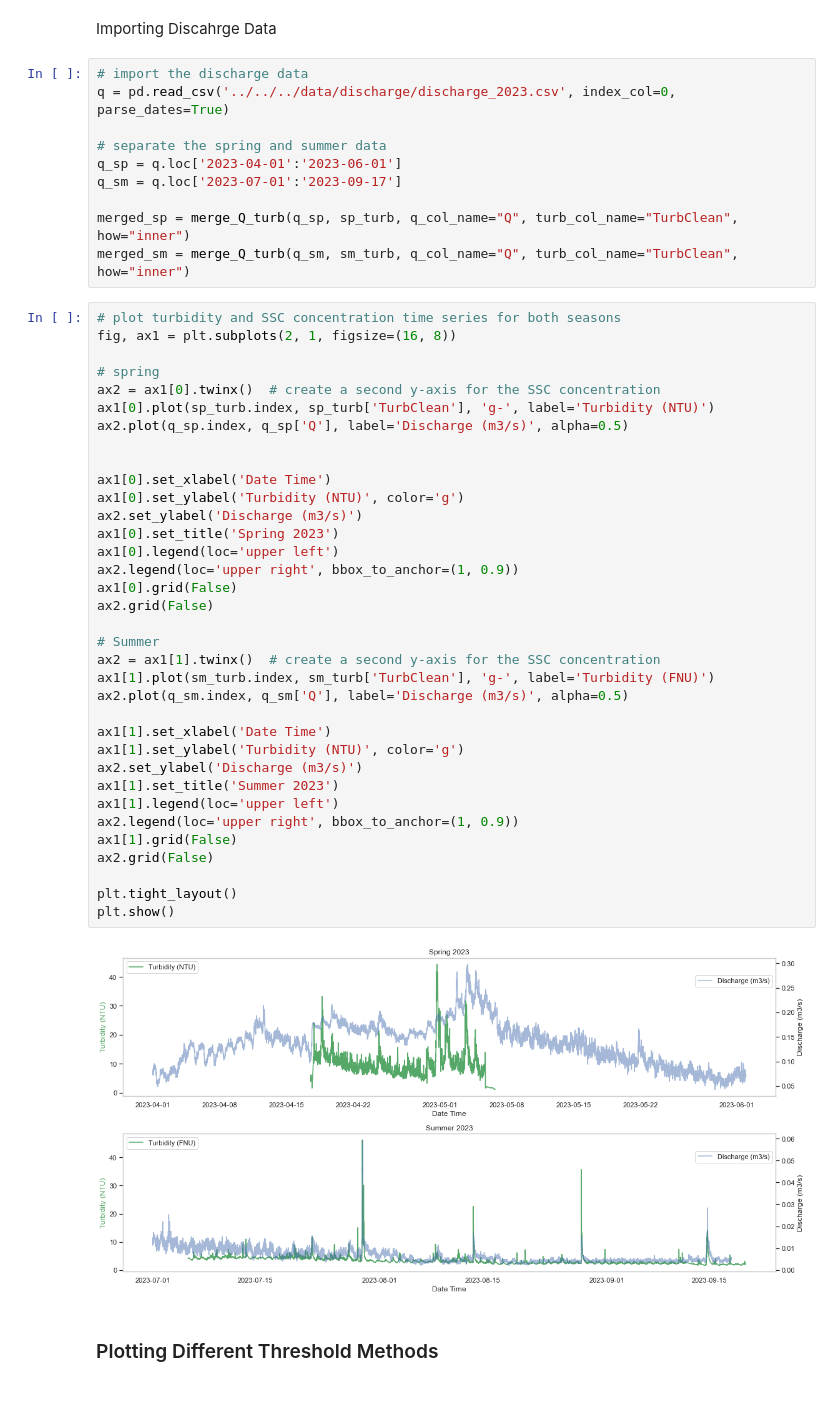
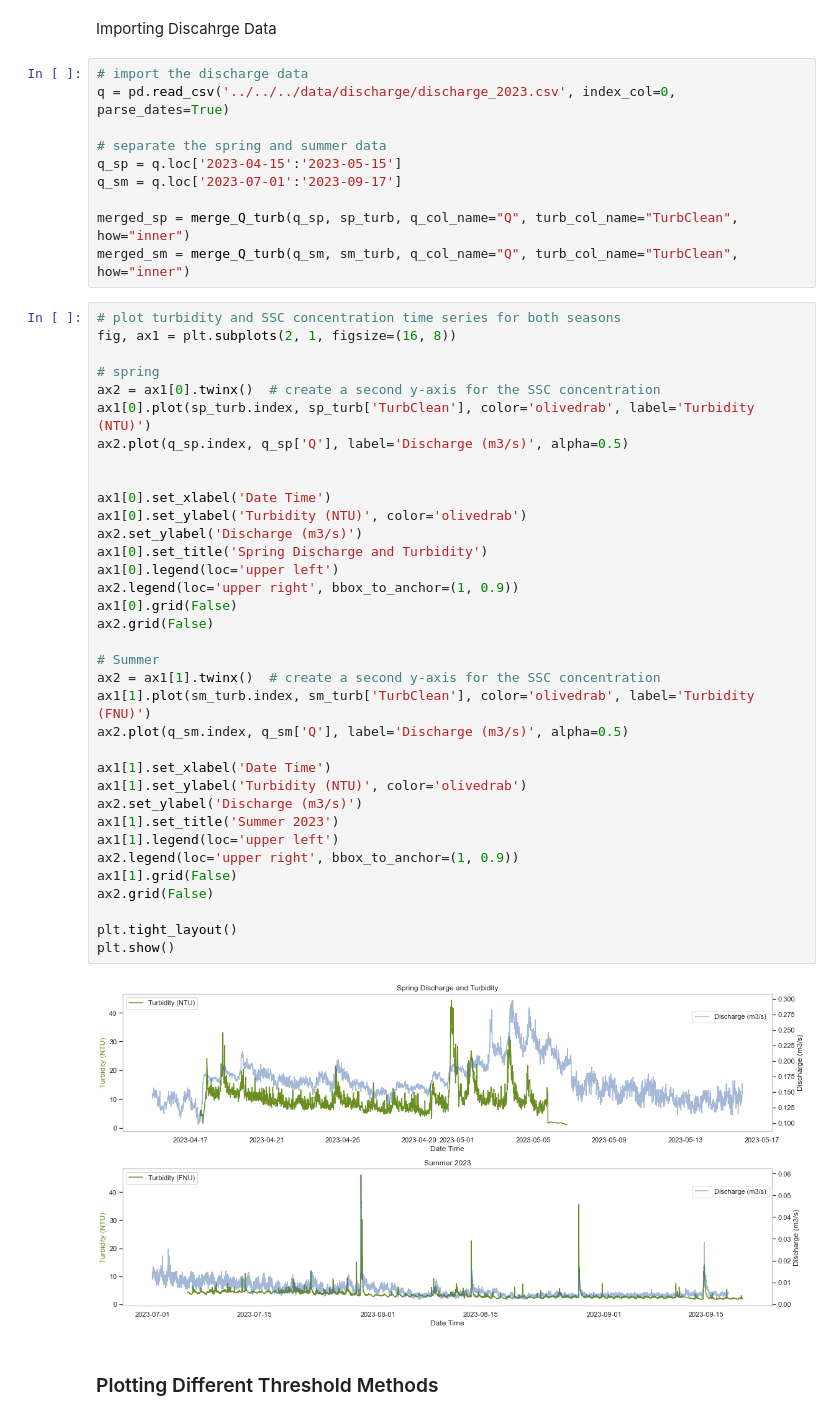
Before and after one commit to nicole-hucke/sediment_trap_paper, a Jupyter notebook: data_analysis/suspended_sediment_analysis/suspension_hyp_averages/hyp_avg_SSC.ipynb, the cells around one changed output. Saved outputs shown, nothing was run; the diff lists cells and outputs as text.

```diff
--- a/data_analysis/suspended_sediment_analysis/suspension_hyp_averages/hyp_avg_SSC.ipynb
+++ b/data_analysis/suspended_sediment_analysis/suspension_hyp_averages/hyp_avg_SSC.ipynb
@@ -157,7 +233,7 @@ Importing Discahrge Data
 q = pd.read_csv('../../../data/discharge/discharge_2023.csv', index_col=0, parse_dates=True)
 
 # separate the spring and summer data
-q_sp = q.loc['2023-04-01':'2023-06-01']
+q_sp = q.loc['2023-04-15':'2023-05-15']
 q_sm = q.loc['2023-07-01':'2023-09-17']
 
 merged_sp = merge_Q_turb(q_sp, sp_turb, q_col_name="Q", turb_col_name="TurbClean", how="inner")
@@ -166,39 +242,39 @@ merged_sm = merge_Q_turb(q_sm, sm_turb, q_col_name="Q", turb_col_name="TurbClean
 # plot turbidity and SSC concentration time series for both seasons
 fig, ax1 = plt.subplots(2, 1, figsize=(16, 8))
 
 # spring
 ax2 = ax1[0].twinx()  # create a second y-axis for the SSC concentration
-ax1[0].plot(sp_turb.index, sp_turb['TurbClean'], 'g-', label='Turbidity (NTU)')
+ax1[0].plot(sp_turb.index, sp_turb['TurbClean'], color='olivedrab', label='Turbidity (NTU)')
 ax2.plot(q_sp.index, q_sp['Q'], label='Discharge (m3/s)', alpha=0.5)
 
 
 ax1[0].set_xlabel('Date Time')
-ax1[0].set_ylabel('Turbidity (NTU)', color='g')
+ax1[0].set_ylabel('Turbidity (NTU)', color='olivedrab')
 ax2.set_ylabel('Discharge (m3/s)')
-ax1[0].set_title('Spring 2023')
+ax1[0].set_title('Spring Discharge and Turbidity')
 ax1[0].legend(loc='upper left')
 ax2.legend(loc='upper right', bbox_to_anchor=(1, 0.9))
 ax1[0].grid(False)
 ax2.grid(False)
 
 # Summer
 ax2 = ax1[1].twinx()  # create a second y-axis for the SSC concentration
-ax1[1].plot(sm_turb.index, sm_turb['TurbClean'], 'g-', label='Turbidity (FNU)')
+ax1[1].plot(sm_turb.index, sm_turb['TurbClean'], color='olivedrab', label='Turbidity (FNU)')
 ax2.plot(q_sm.index, q_sm['Q'], label='Discharge (m3/s)', alpha=0.5)
 
 ax1[1].set_xlabel('Date Time')
-ax1[1].set_ylabel('Turbidity (NTU)', color='g')
+ax1[1].set_ylabel('Turbidity (NTU)', color='olivedrab')
 ax2.set_ylabel('Discharge (m3/s)')
 ax1[1].set_title('Summer 2023')
 ax1[1].legend(loc='upper left')
 ax2.legend(loc='upper right', bbox_to_anchor=(1, 0.9))
 ax1[1].grid(False)
 ax2.grid(False)
 
 plt.tight_layout()
 plt.show()
 # %% [output]
-[figure, old version]
+[figure, new version]
 # %% [markdown]
 ### Plotting Different Threshold Methods
 # %% [markdown]
```
Also changed, not shown: parts of 32 cells of this notebook, 14 other files.
